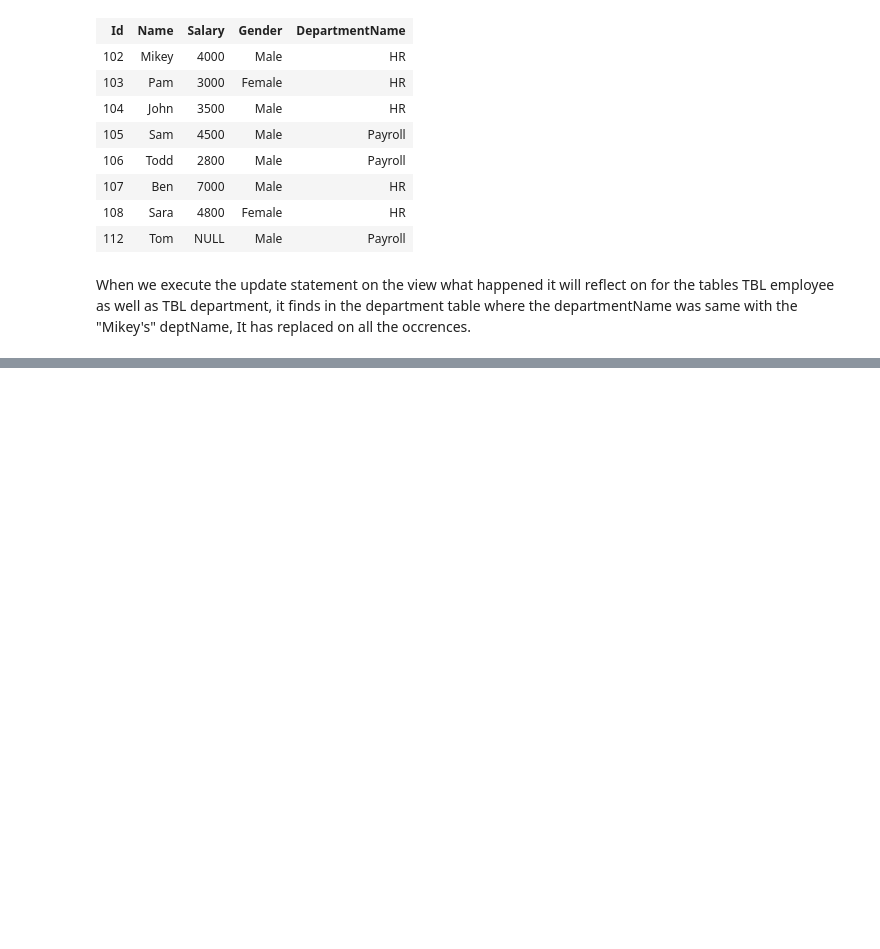
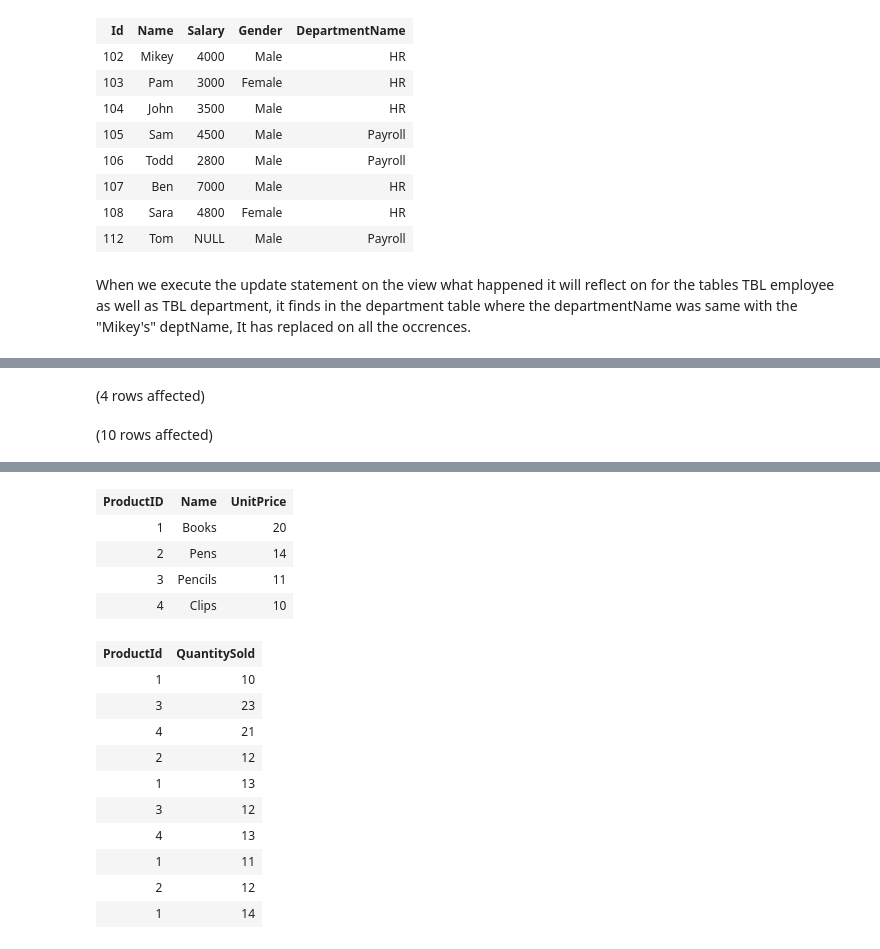
Before and after one commit to kanhaiya-bhayana-inc/Sql-server, a Jupyter notebook: Notebook 2 - Sql Server.ipynb, the cells around one changed output, grey strips where cells are left out. Drawn from its saved outputs; the diff is of its cells as text; code cells hidden in the pictures; blank space fills up the shorter version.

```diff
--- a/Notebook 2 - Sql Server.ipynb
+++ b/Notebook 2 - Sql Server.ipynb
@@ -1210,0 +1252,7 @@ When we execute the update statement on the view what happened it will reflect o
+# %%
+SELECT * FROM tblProduct
+
+SELECT * FROM tblPRoductSales
+# %% [output]
+(4 rows affected)
+(10 rows affected)
@@ -1210,0 +1260,16 @@ When we execute the update statement on the view what happened it will reflect o
+| ProductID | Name | UnitPrice |
+| 1 | Books | 20 |
+| 2 | Pens | 14 |
+| 3 | Pencils | 11 |
+| 4 | Clips | 10 |
+| ProductId | QuantitySold |
+| 1 | 10 |
+| 3 | 23 |
+| 4 | 21 |
+| 2 | 12 |
+| 1 | 13 |
+| 3 | 12 |
+| 4 | 13 |
+| 1 | 11 |
+| 2 | 12 |
+| 1 | 14 |
```
Also changed, not shown: parts of 13 cells of this notebook.
